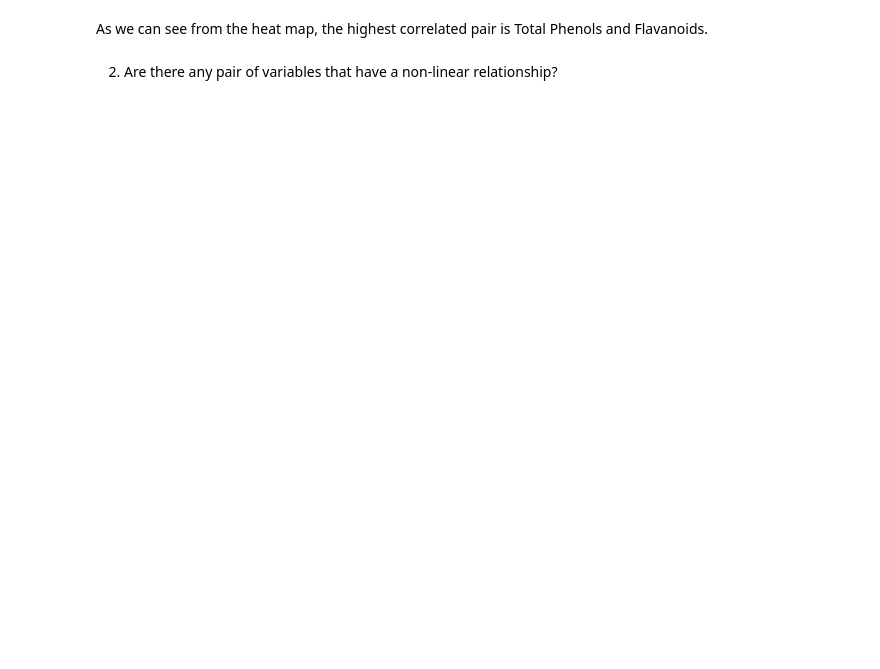
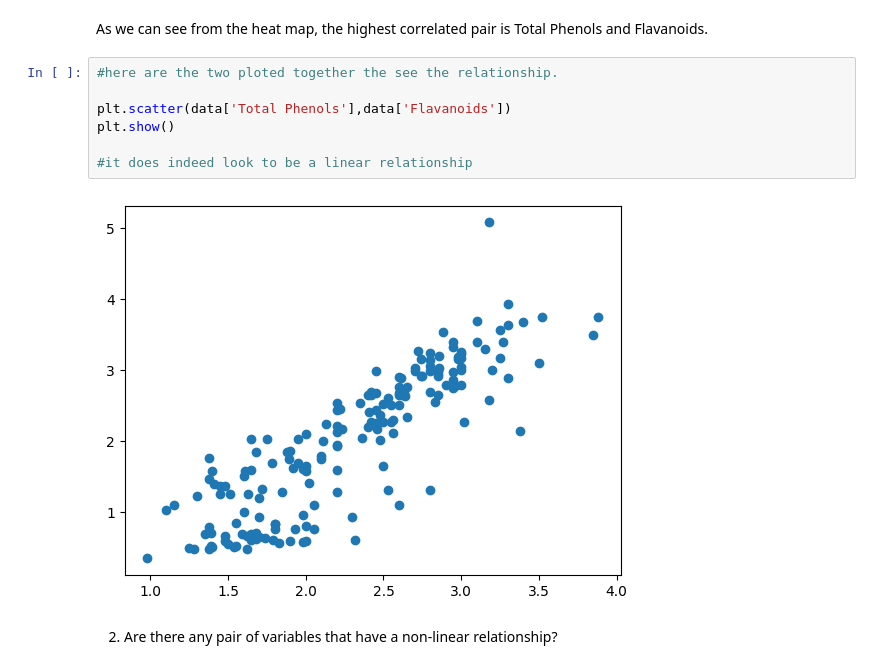
Before and after one commit to GriffinJack/DS8007, a Jupyter notebook: Homework_2.ipynb, the cells around one changed output. Saved outputs shown, nothing was run; the diff lists cells and outputs as text; blank space fills up the shorter version.

```diff
--- a/Homework_2.ipynb
+++ b/Homework_2.ipynb
@@ -70,5 +70,14 @@ dtype: float64
 # %% [markdown]
 As we can see from the heat map, the highest correlated pair is Total Phenols and Flavanoids.
+# %%
+#here are the two ploted together the see the relationship.
+
+plt.scatter(data['Total Phenols'],data['Flavanoids'])
+plt.show()
+
+#it does indeed look to be a linear relationship
+# %% [output]
+[figure, added]
 # %% [markdown]
 2. Are there any pair of variables that have a non-linear relationship?
 # %%
```
Also changed, not shown: parts of 16 cells of this notebook.
